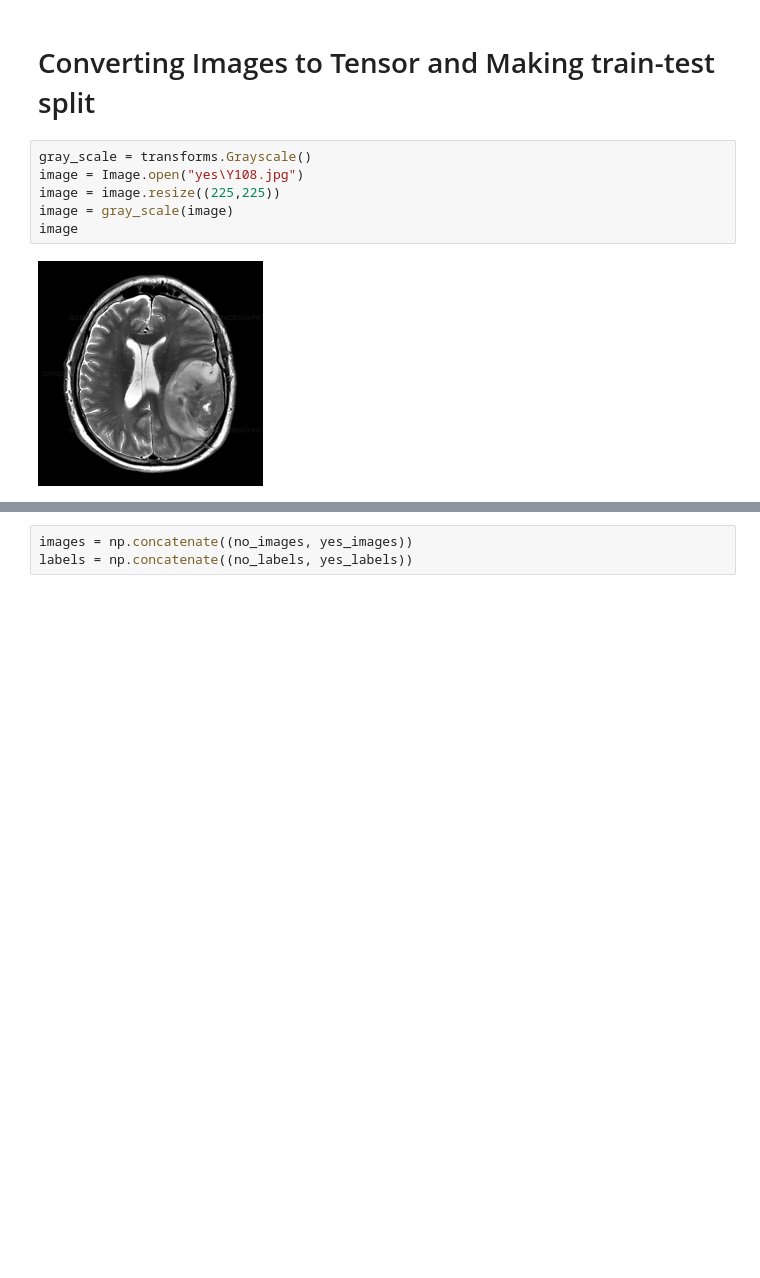
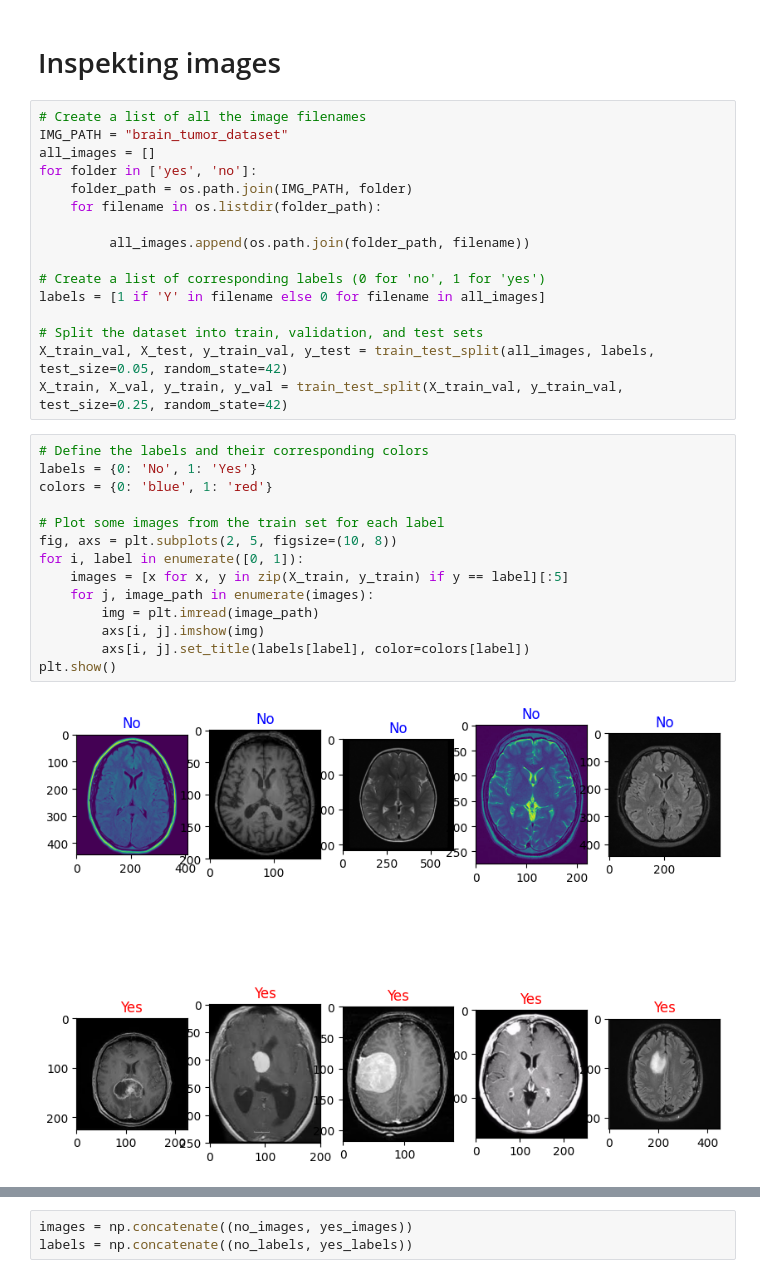
Before and after one commit to Zoroa1885/Brain_Tumor_Detection, a Jupyter notebook: Analysis.ipynb, the cells around one changed output, grey strips where cells are left out. Drawn from its saved outputs; the diff is of its cells as text; blank space fills up the shorter version.

```diff
--- a/Analysis.ipynb
+++ b/Analysis.ipynb
@@ -15,10 +26,34 @@ from sklearn.model_selection import train_test_split
-# %% [markdown]
-# Converting Images to Tensor and Making train-test split
-# %%
-gray_scale = transforms.Grayscale()
-image = Image.open("yes\Y108.jpg")
-image = image.resize((225,225))
-image = gray_scale(image)
-image
-# %% [output]
-[figure, removed]
+# %% [markdown]
+# Inspekting images
+# %%
+# Create a list of all the image filenames
+IMG_PATH = "brain_tumor_dataset"
+all_images = []
+for folder in ['yes', 'no']:
+    folder_path = os.path.join(IMG_PATH, folder)
+    for filename in os.listdir(folder_path):
+
+         all_images.append(os.path.join(folder_path, filename))
+
+# Create a list of corresponding labels (0 for 'no', 1 for 'yes')
+labels = [1 if 'Y' in filename else 0 for filename in all_images]
+
+# Split the dataset into train, validation, and test sets
+X_train_val, X_test, y_train_val, y_test = train_test_split(all_images, labels, test_size=0.05, random_state=42)
+X_train, X_val, y_train, y_val = train_test_split(X_train_val, y_train_val, test_size=0.25, random_state=42)
+# %%
+# Define the labels and their corresponding colors
+labels = {0: 'No', 1: 'Yes'}
+colors = {0: 'blue', 1: 'red'}
+
+# Plot some images from the train set for each label
+fig, axs = plt.subplots(2, 5, figsize=(10, 8))
+for i, label in enumerate([0, 1]):
+    images = [x for x, y in zip(X_train, y_train) if y == label][:5]
+    for j, image_path in enumerate(images):
+        img = plt.imread(image_path)
+        axs[i, j].imshow(img)
+        axs[i, j].set_title(labels[label], color=colors[label])
+plt.show()
+# %% [output]
+[figure, added]
```
Also changed, not shown: parts of 35 cells of this notebook.
